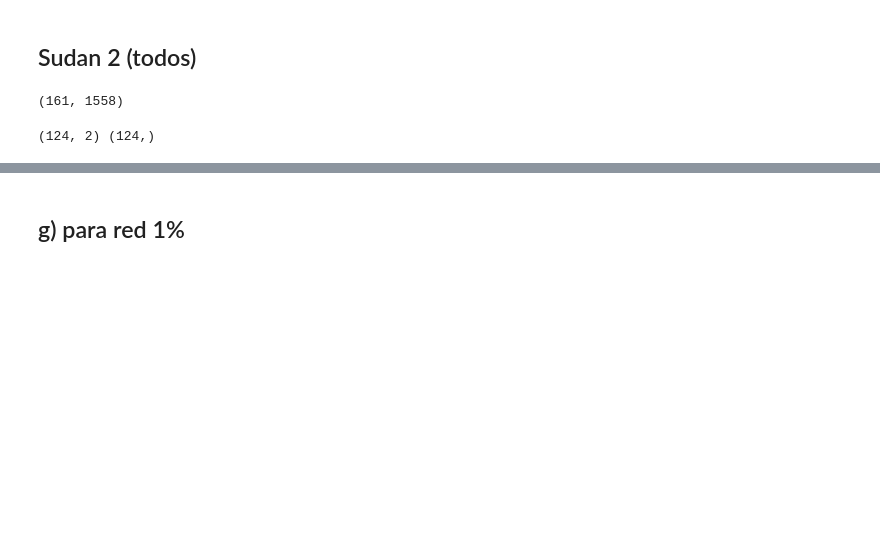
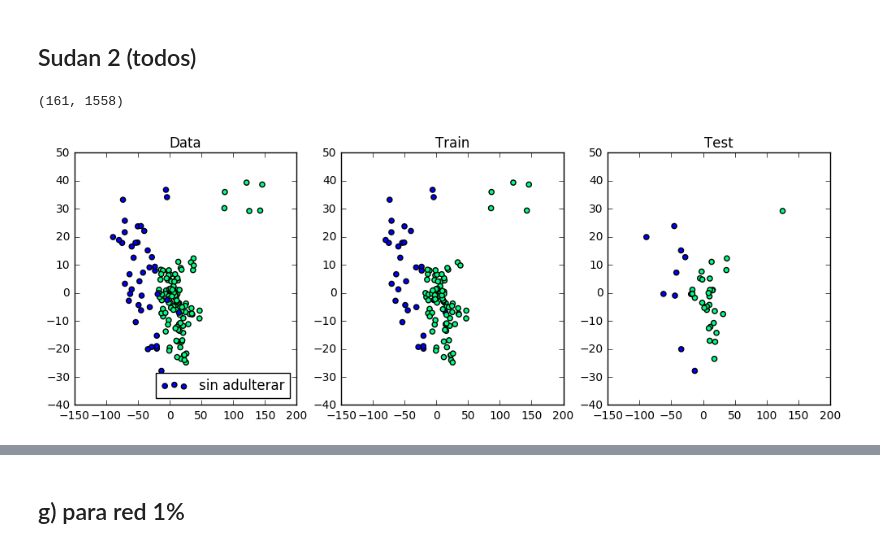
Before and after one commit to samuel1a0/azafran, a Jupyter notebook: Revision.ipynb, the cells around one changed output, grey strips where cells are left out. Cells and saved outputs as stored; diff of their text form; code cells hidden in the pictures; blank space fills up the shorter version.

```diff
--- a/Revision.ipynb
+++ b/Revision.ipynb
@@ -478,11 +483,13 @@ completos_2.shape
 # %%
 pipe_s2 = Pipeline([("sca", StandardScaler()),
                     ("pca", PCA(n_components=2, random_state=15)), # 2 components = 97% variance
                 ])
-comp_p_sudan2 = pd.DataFrame(pipe.fit_transform(completos_2.iloc[:,:-1]))
+comp_p_sudan2 = pd.DataFrame(pipe_s2.fit_transform(completos_2.iloc[:,:-1]))
 
+s2_clases = ["sin adulterar", "sudan 2"]
+s2_train_x, s2_test_x, s2_train_y, s2_test_y = train_test_split(comp_p_sudan2, completos_2["clase"], test_size=.25)
 
-s2_train_x, s2_test_x, s2_train_y, s2_test_y = train_test_split(comp_p_sudan2, completos_2["clase"], test_size=.25)
-print(s_train_x.shape, s_train_y.shape)
+tr, ts = {"x":s2_train_x.values, "y":s2_train_y.values}, {"x":s2_test_x.values, "y":s2_test_y.values}
+plot_data_train_test(comp_p_sudan2.values, completos_2["clase"], tr, ts)
 # %% [output]
-(124, 2) (124,)
+[figure, added]
```
Also changed, not shown: parts of 39 cells of this notebook, 1 other file.
